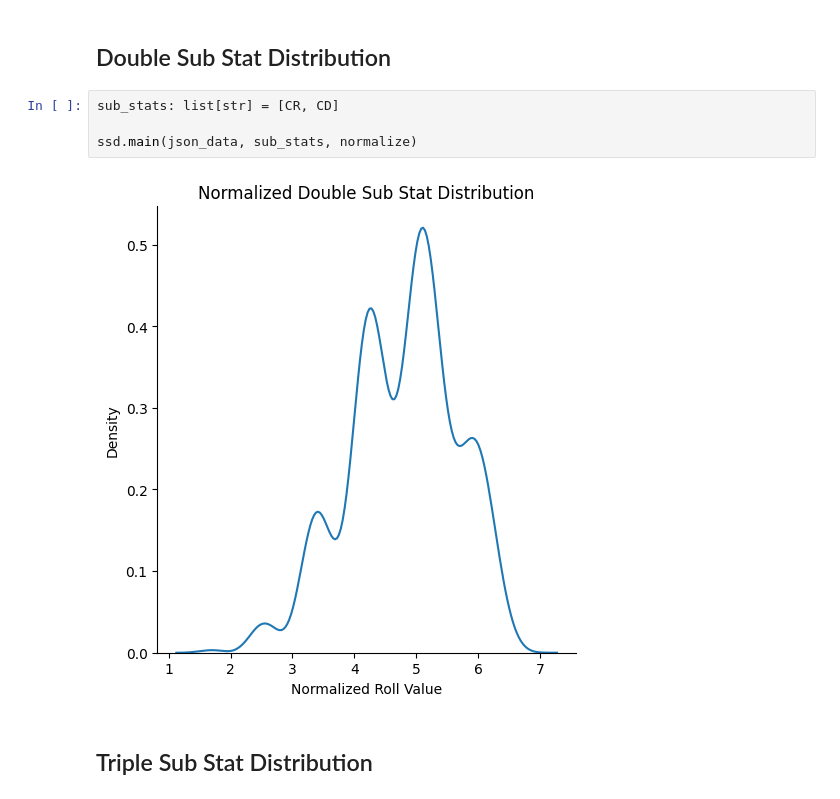
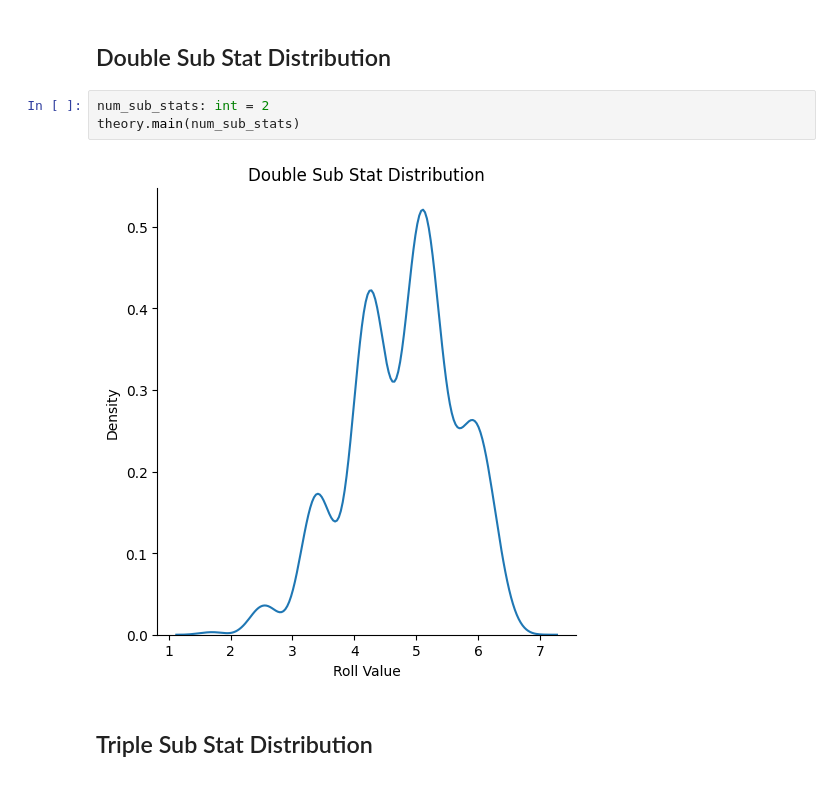
Before and after one commit to rkp1503/Genshin-Impact, a Jupyter notebook: src/Artifact_Sub_Stat_Distribution.ipynb, the cells around one changed output. Drawn from its saved outputs; the diff is of its cells as text.

```diff
--- a/src/Artifact_Sub_Stat_Distribution.ipynb
+++ b/src/Artifact_Sub_Stat_Distribution.ipynb
@@ -29,10 +14,9 @@ sss.main(json_data, sub_stats, normalize)
 # %% [markdown]
 ## Double Sub Stat Distribution
-# %%
-sub_stats: list[str] = [CR, CD]
-
-ssd.main(json_data, sub_stats, normalize)
-# %% [output]
-[figure, removed]
+# %%
+num_sub_stats: int = 2
+theory.main(num_sub_stats)
+# %% [output]
+[figure, added]
 # %% [markdown]
 ## Triple Sub Stat Distribution
```
Also changed, not shown: parts of 7 cells of this notebook.
